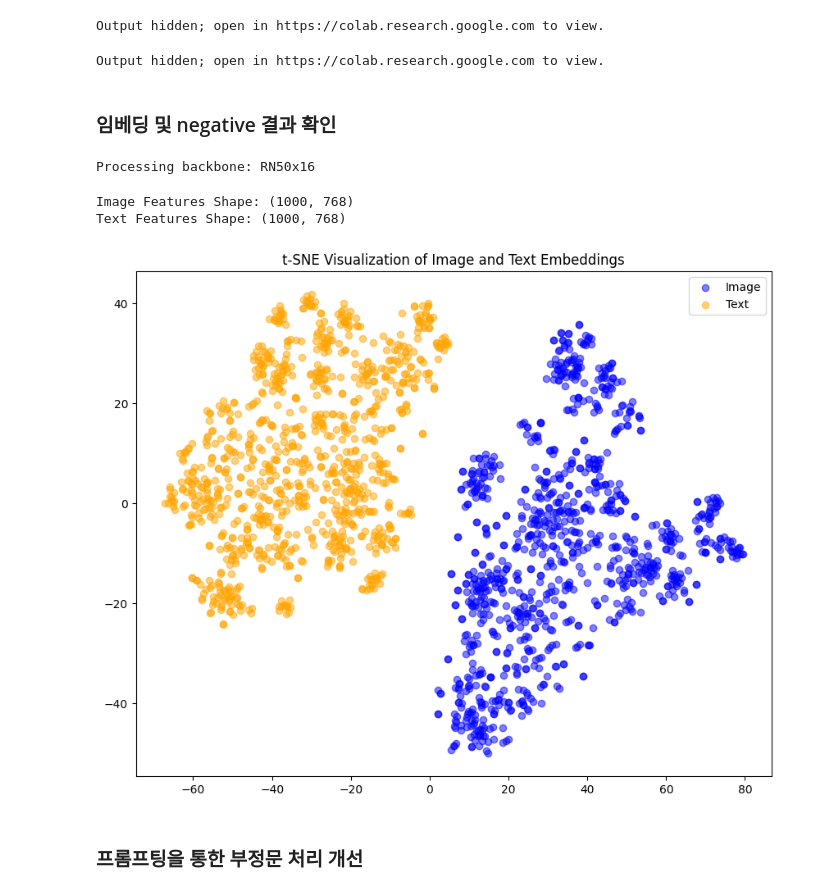
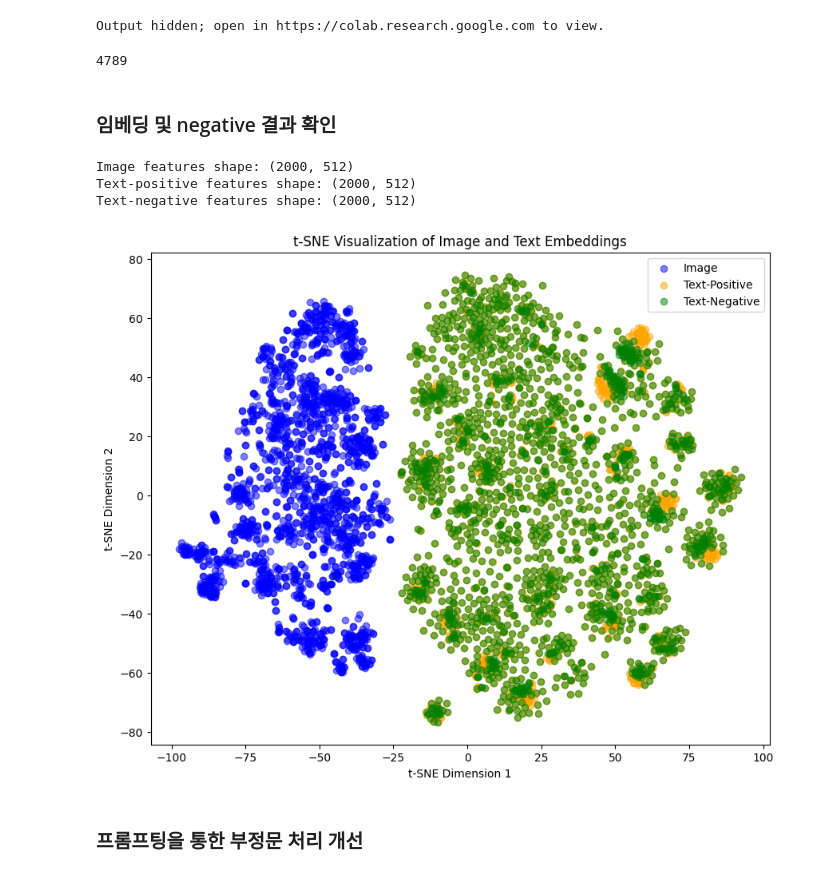
Before and after one commit to rla-suedeng/20242R0136COSE47402, a Jupyter notebook: FinalProject/Final_Project.ipynb, the cells around one changed output. Cells and saved outputs as stored; diff of their text form; code cells hidden in the pictures.

Commit message:
add: negative text embedding

```diff
--- a/FinalProject/Final_Project.ipynb
+++ b/FinalProject/Final_Project.ipynb
@@ -1306,40 +1306,45 @@ plot_results(top_negative_diff, "Top Negative Differences")
 Output hidden; open in https://colab.research.google.com to view.
 # %%
 failure_cases = df[df['positive_similarity'] < df['negative_similarity']]
-plot_results(failure_cases, "Failure Cases: Negative > Positive")
+print(failure_cases.shape[0])
 # %% [output]
-Output hidden; open in https://colab.research.google.com to view.
+4789
 # %% [markdown]
 ### 임베딩 및 negative 결과 확인
 # %%
 import os
-import random
 import torch
 import clip
 from PIL import Image
 from tqdm import tqdm
 import numpy as np
 
+# CLIP 모델 로드
 device = "cuda" if torch.cuda.is_available() else "cpu"
-backbone = "ViT-B/16"
+backbone = "ViT-B/16"  # 사용하려는 CLIP backbone
+model, preprocess = clip.load(backbone, device=device)
 
+# JSON 파일 및 이미지 디렉토리 경로
 json_path = './coco_dataset/captions_val2017_with_negatives.json'
 image_folder = './coco_dataset/val2017/'
 
+# JSON 데이터 로드
+import json
 with open(json_path, 'r') as f:
     annotations = json.load(f)
 
+# 샘플링
+import random
+annotations_sampled = random.sample(annotations, 2000)
 
-annotations_sampled = random.sample(annotations, min(1000, len(annotations)))
+# 결과 저장
+image_features_list = []
+text_features_positive_list = []
+text_features_negative_list = []
 
-print(f"Processing backbone: {backbone}")
-model, preprocess = clip.load(backbone, device=device)
-
-# 이미지 및 텍스트 임베딩 저장
-image_features_list = []
-text_features_list = []
-
+# 모든 이미지와 텍스트에 대해 인코딩
 for ann in tqdm(annotations_sampled, total=len(annotations_sampled)):
+    # 이미지 경로 생성
     image_path = os.path.join(image_folder, f"{int(ann['image_id']):012d}.jpg")
     if not os.path.exists(image_path):
         print(f"File not found: {image_path}")
@@ -1347,56 +1352,70 @@ for ann in tqdm(annotations_sampled, total=len(annotations_sampled)):
 
     # 이미지 로드 및 전처리
     image = preprocess(Image.open(image_path)).unsqueeze(0).to(device)
+
+    # 텍스트 준비
     positive_caption = ann['positive_caption']
-    text_token = clip.tokenize([positive_caption]).to(device)
+    negative_caption = ann['negative_caption']
+    text_positive = clip.tokenize([positive_caption]).to(device)
+    text_negative = clip.tokenize([negative_caption]).to(device)
 
     with torch.no_grad():
-        # 인코딩
+        # 이미지와 텍스트 인코딩
         image_features = model.encode_image(image)
-        text_features = model.encode_text(text_token)
+        text_features_positive = model.encode_text(text_positive)
+        text_features_negative = model.encode_text(text_negative)
 
         # 정규화
         image_features /= image_features.norm(dim=-1, keepdim=True)
-        text_features /= text_features.norm(dim=-1, keepdim=True)
+        text_features_positive /= text_features_positive.norm(dim=-1, keepdim=True)
+        text_features_negative /= text_features_negative.norm(dim=-1, keepdim=True)
 
         # 저장
         image_features_list.append(image_features.cpu().numpy())
-        text_features_list.append(text_features.cpu().numpy())
+        text_features_positive_list.append(text_features_positive.cpu().numpy())
+        text_features_negative_list.append(text_features_negative.cpu().numpy())
 
 # 배열로 변환
 image_features_array = np.vstack(image_features_list)
-text_features_array = np.vstack(text_features_list)
+text_features_array_p = np.vstack(text_features_positive_list)
+text_features_array_n = np.vstack(text_features_negative_list)
 
-print(f"Image Features Shape: {image_features_array.shape}")
-print(f"Text Features Shape: {text_features_array.shape}")
+print("Image features shape:", image_features_array.shape)
+print("Text-positive features shape:", text_features_array_p.shape)
+print("Text-negative features shape:", text_features_array_n.shape)
 # %% [output]
-Processing backbone: RN50x16
+Image features shape: (2000, 512)
+Text-positive features shape: (2000, 512)
+Text-negative features shape: (2000, 512)
-Image Features Shape: (1000, 768)
-Text Features Shape: (1000, 768)
 # %%
 from sklearn.manifold import TSNE
-import numpy as np
+import matplotlib.pyplot as plt
 
-embeddings = np.concatenate([image_features_array, text_features_array])
-labels = ['Image'] * len(image_features_array) + ['Text'] * len(text_features_array)
+# 데이터 준비
+embeddings = np.concatenate([image_features_array, text_features_array_p, text_features_array_n])
+labels = ['Image'] * len(image_features_array) + ['Text-Positive'] * len(text_features_array_p) + ['Text-Negative'] * len(text_features_array_n)
 
 # t-SNE 적용
 tsne = TSNE(n_components=2, random_state=42)
 reduced_embeddings = tsne.fit_transform(embeddings)
 
 # 시각화
 plt.figure(figsize=(10, 8))
 for i, label in enumerate(labels):
     if label == 'Image':
-        plt.scatter(reduced_embeddings[i, 0], reduced_embeddings[i, 1], color='blue', alpha=0.5, label='Image' if i == 0 else "")
+        plt.scatter(reduced_embeddings[i, 0], reduced_embeddings[i, 1], color='blue', alpha=0.5, label='Image' if 'Image' not in plt.gca().get_legend_handles_labels()[1] else "")
+    elif label == 'Text-Positive':
+        plt.scatter(reduced_embeddings[i, 0], reduced_embeddings[i, 1], color='orange', alpha=0.5, label='Text-Positive' if 'Text-Positive' not in plt.gca().get_legend_handles_labels()[1] else "")
     else:
-        plt.scatter(reduced_embeddings[i, 0], reduced_embeddings[i, 1], color='orange', alpha=0.5, label='Text' if i == len(image_features_array) else "")
+        plt.scatter(reduced_embeddings[i, 0], reduced_embeddings[i, 1], color='green', alpha=0.5, label='Text-Negative' if 'Text-Negative' not in plt.gca().get_legend_handles_labels()[1] else "")
 
 plt.title("t-SNE Visualization of Image and Text Embeddings")
+plt.xlabel("t-SNE Dimension 1")
+plt.ylabel("t-SNE Dimension 2")
 plt.legend()
 plt.show()
 # %% [output]
-[figure, old version]
+[figure, new version]
 # %% [markdown]
 ### 프롬프팅을 통한 부정문 처리 개선
 # %%
```
Also changed, not shown: parts of 1 cell of this notebook.
